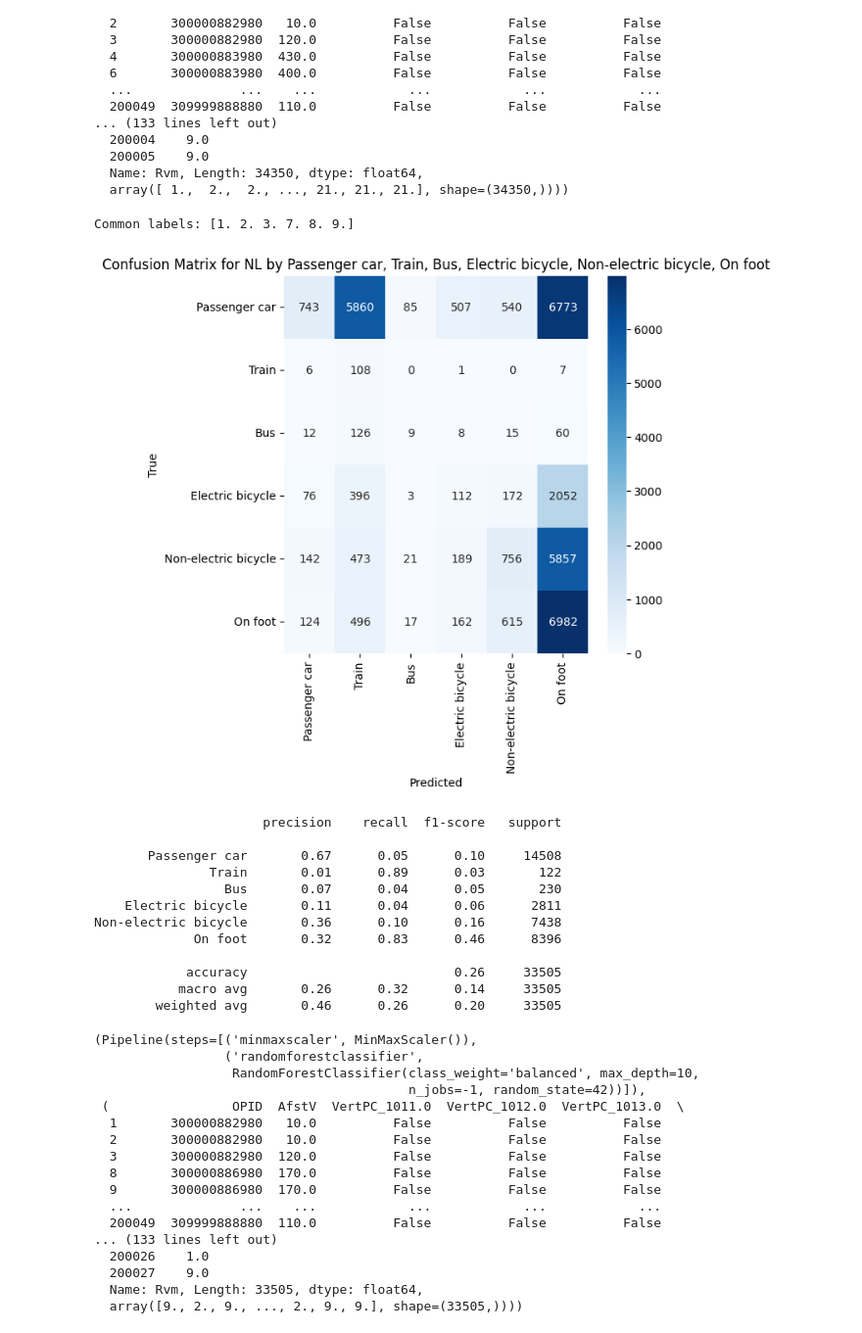
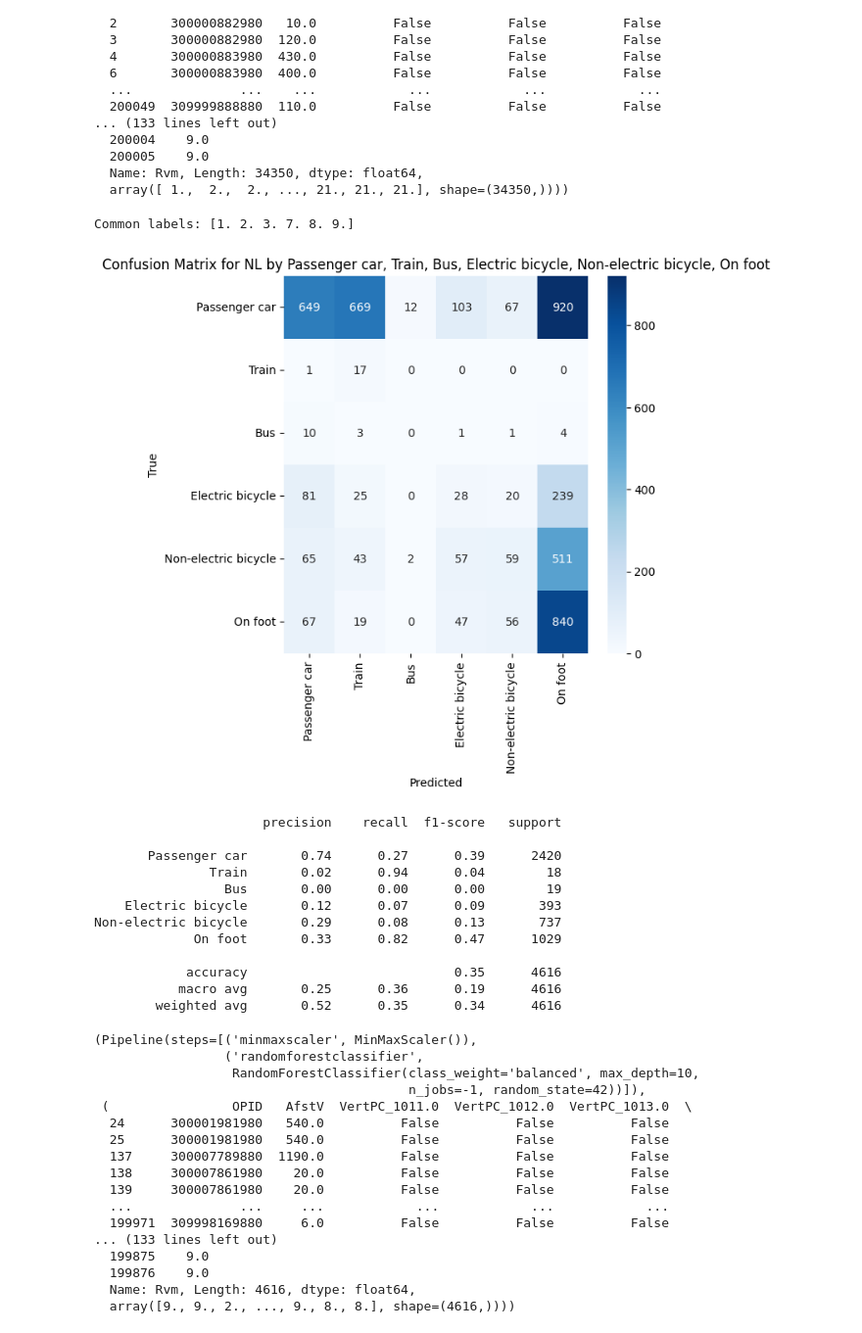
Before and after one commit to FabianScott/Design-of-AI-driven-business-operation, a Jupyter notebook: Topic2/exploration.ipynb, the cells around one changed output. Shown at 98% size. Saved outputs shown, nothing was run; the diff lists cells and outputs as text; code cells hidden in the pictures.

Commit message:
added age range filtering to notebook

```diff
--- a/Topic2/exploration.ipynb
+++ b/Topic2/exploration.ipynb
@@ -170,57 +170,60 @@ Common labels: [ 1.  2.  3.  4.  5.  6.  7.  8.  9. 10. 11. 12. 13. 14. 15. 16.
   Name: Rvm, Length: 34350, dtype: float64,
   array([ 1.,  2.,  2., ..., 21., 21., 21.], shape=(34350,))))
 # %%
+age_range = (50, 60)
+
 df_less_vehicles = df_multiclass[df_multiclass[transport_mode_col].isin(vehicles_to_include)]
+df_less_vehicles = df_less_vehicles[(df_less_vehicles[age_col] < age_range[1]) & (df_less_vehicles[age_col] > age_range[0])]
 
 motives=None
 origins=None#[7, 8, ]
 location_level=2
 categorical_features=[origin_col]
-numerical_features=[distance_col]
+numerical_features=[distance_col, ]
 origin_str = ', '.join(province_codes[code] for code in origins) if origins is not None else "NL"
 
 run_multiclass_classification(
     df_less_vehicles,
     test_size=0.2,
     destinations=None,
     origins=origins,
     location_level=location_level,
     categorical_features=categorical_features,
     numerical_features=numerical_features,
     motives=motives,
     plot=True,
-    savename=f"graphics/classification_results/multiclass/{level_mapping_suffix[location_level]}/{origins}/less_vehicles/{categorical_features + numerical_features}",
+    savename=f"graphics/classification_results/multiclass/{level_mapping_suffix[location_level]}/{origins}/less_vehicles/age_{age_range[0]}_{age_range[1]}/{categorical_features + numerical_features}",
     plot_title=f"Confusion Matrix for {origin_str} by {', '.join(transport_modes[tm] for tm in vehicles_to_include)}",
 )
 # %% [output]
 Common labels: [1. 2. 3. 7. 8. 9.]
-[figure, old version]
+[figure, new version]
                       precision    recall  f1-score   support
 
-       Passenger car       0.67      0.05      0.10     14508
-               Train       0.01      0.89      0.03       122
-                 Bus       0.07      0.04      0.05       230
-    Electric bicycle       0.11      0.04      0.06      2811
-Non-electric bicycle       0.36      0.10      0.16      7438
-             On foot       0.32      0.83      0.46      8396
+       Passenger car       0.74      0.27      0.39      2420
+               Train       0.02      0.94      0.04        18
+                 Bus       0.00      0.00      0.00        19
+    Electric bicycle       0.12      0.07      0.09       393
+Non-electric bicycle       0.29      0.08      0.13       737
+             On foot       0.33      0.82      0.47      1029
 
-            accuracy                           0.26     33505
-           macro avg       0.26      0.32      0.14     33505
-        weighted avg       0.46      0.26      0.20     33505
+            accuracy                           0.35      4616
+           macro avg       0.25      0.36      0.19      4616
+        weighted avg       0.52      0.35      0.34      4616
 (Pipeline(steps=[('minmaxscaler', MinMaxScaler()),
                  ('randomforestclassifier',
                   RandomForestClassifier(class_weight='balanced', max_depth=10,
                                          n_jobs=-1, random_state=42))]),
- (                OPID  AfstV  VertPC_1011.0  VertPC_1012.0  VertPC_1013.0  \
-  1       300000882980   10.0          False          False          False
-  2       300000882980   10.0          False          False          False
-  3       300000882980  120.0          False          False          False
-  8       300000886980  170.0          False          False          False
-  9       300000886980  170.0          False          False          False
-  ...              ...    ...            ...            ...            ...
-  200049  309999888880  110.0          False          False          False
+ (                OPID   AfstV  VertPC_1011.0  VertPC_1012.0  VertPC_1013.0  \
+  24      300001981980   540.0          False          False          False
+  25      300001981980   540.0          False          False          False
+  137     300007789880  1190.0          False          False          False
+  138     300007861980    20.0          False          False          False
+  139     300007861980    20.0          False          False          False
+  ...              ...     ...            ...            ...            ...
+  199971  309998169880     6.0          False          False          False
 ... (133 lines left out)
-  200026    1.0
-  200027    9.0
-  Name: Rvm, Length: 33505, dtype: float64,
-  array([9., 2., 9., ..., 2., 9., 9.], shape=(33505,))))
+  199875    9.0
+  199876    9.0
+  Name: Rvm, Length: 4616, dtype: float64,
+  array([9., 9., 2., ..., 9., 8., 8.], shape=(4616,))))
```
Also changed, not shown: parts of 1 cell of this notebook, 4 other files.
